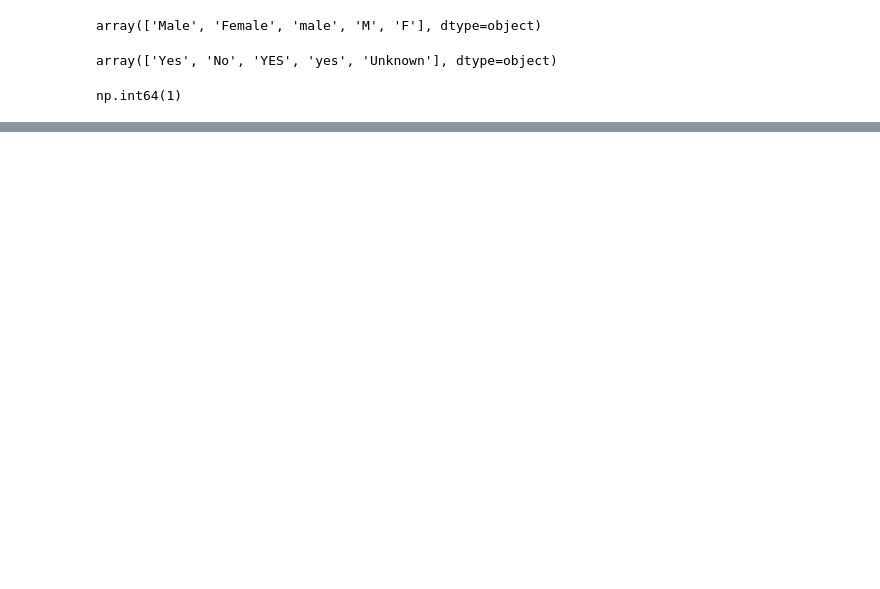
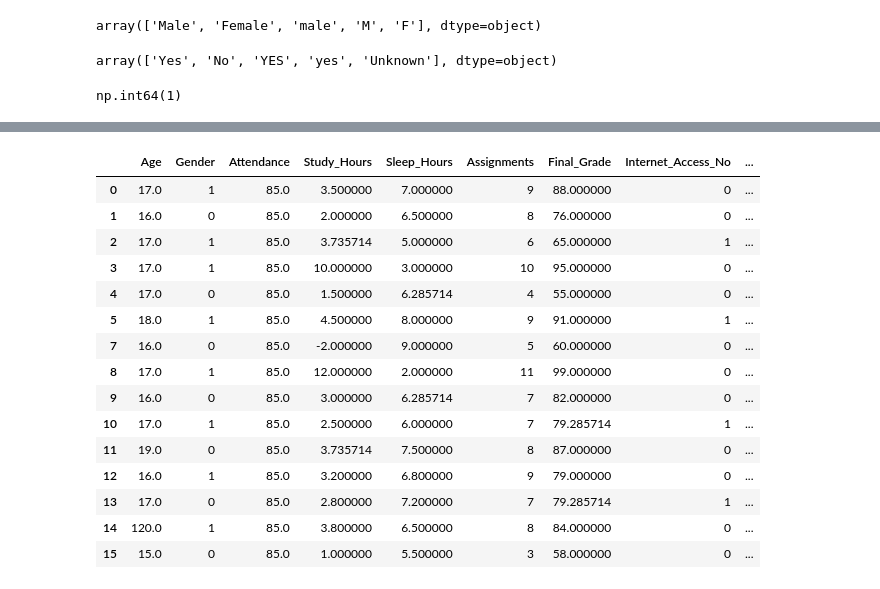
Before and after one commit to kushkarki-okd/student_performance, a Jupyter notebook: student_performance.ipynb, the cells around one changed output, grey strips where cells are left out. Drawn from its saved outputs; the diff is of its cells as text; code cells hidden in the pictures; blank space fills up the shorter version.

```diff
--- a/student_performance.ipynb
+++ b/student_performance.ipynb
@@ -190,0 +199,19 @@ data.head()
+# %%
+data.head(15)
+# %% [output]
+|  | Age | Gender | Attendance | Study_Hours | Sleep_Hours | Assignments | Final_Grade | Internet_Access_No | ... |
+| 0 | 17.0 | 1 | 85.0 | 3.500000 | 7.000000 | 9 | 88.000000 | 0 | ... |
+| 1 | 16.0 | 0 | 85.0 | 2.000000 | 6.500000 | 8 | 76.000000 | 0 | ... |
+| 2 | 17.0 | 1 | 85.0 | 3.735714 | 5.000000 | 6 | 65.000000 | 1 | ... |
+| 3 | 17.0 | 1 | 85.0 | 10.000000 | 3.000000 | 10 | 95.000000 | 0 | ... |
+| 4 | 17.0 | 0 | 85.0 | 1.500000 | 6.285714 | 4 | 55.000000 | 0 | ... |
+| 5 | 18.0 | 1 | 85.0 | 4.500000 | 8.000000 | 9 | 91.000000 | 1 | ... |
+| 7 | 16.0 | 0 | 85.0 | -2.000000 | 9.000000 | 5 | 60.000000 | 0 | ... |
+| 8 | 17.0 | 1 | 85.0 | 12.000000 | 2.000000 | 11 | 99.000000 | 0 | ... |
+| 9 | 16.0 | 0 | 85.0 | 3.000000 | 6.285714 | 7 | 82.000000 | 0 | ... |
+| 10 | 17.0 | 1 | 85.0 | 2.500000 | 6.000000 | 7 | 79.285714 | 1 | ... |
+| 11 | 19.0 | 0 | 85.0 | 3.735714 | 7.500000 | 8 | 87.000000 | 0 | ... |
+| 12 | 16.0 | 1 | 85.0 | 3.200000 | 6.800000 | 9 | 79.000000 | 0 | ... |
+| 13 | 17.0 | 0 | 85.0 | 2.800000 | 7.200000 | 7 | 79.285714 | 1 | ... |
+| 14 | 120.0 | 1 | 85.0 | 3.800000 | 6.500000 | 8 | 84.000000 | 0 | ... |
+| 15 | 15.0 | 0 | 85.0 | 1.000000 | 5.500000 | 3 | 58.000000 | 0 | ... |
```
Also changed, not shown: parts of 13 cells of this notebook.
